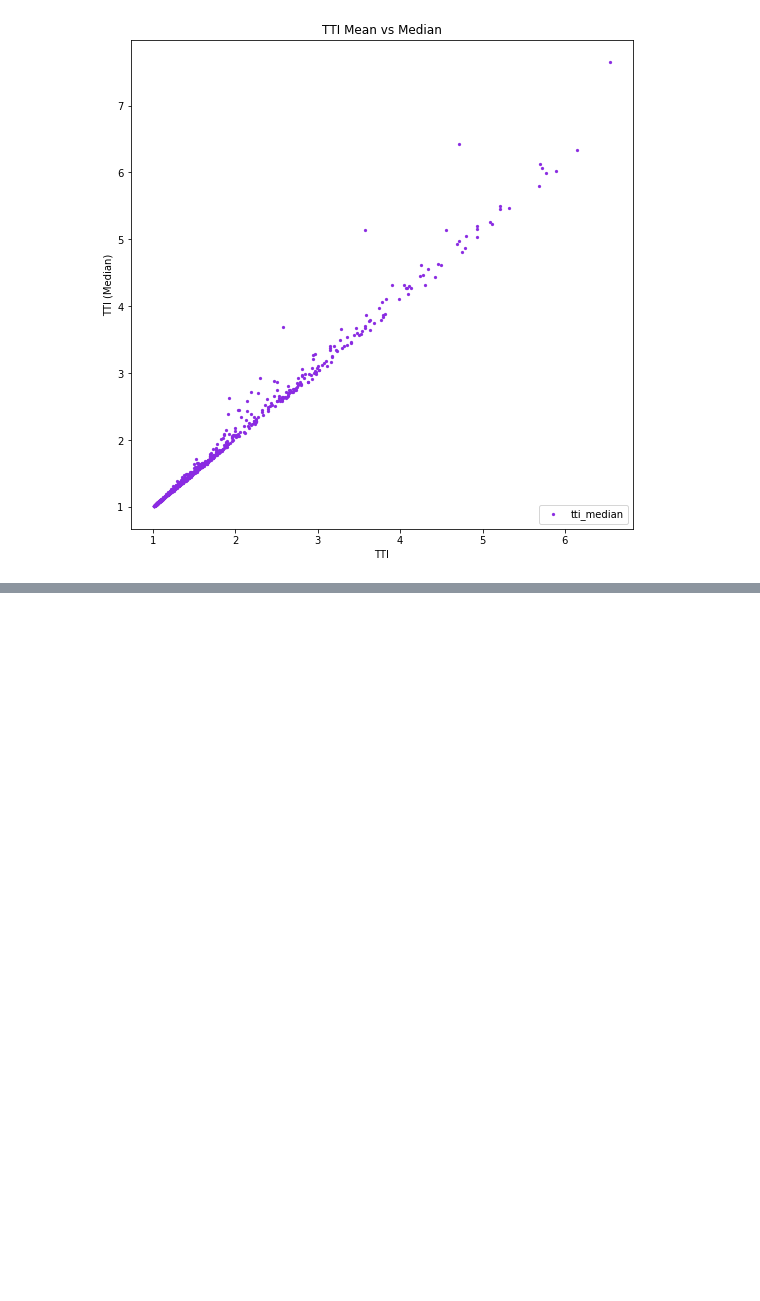
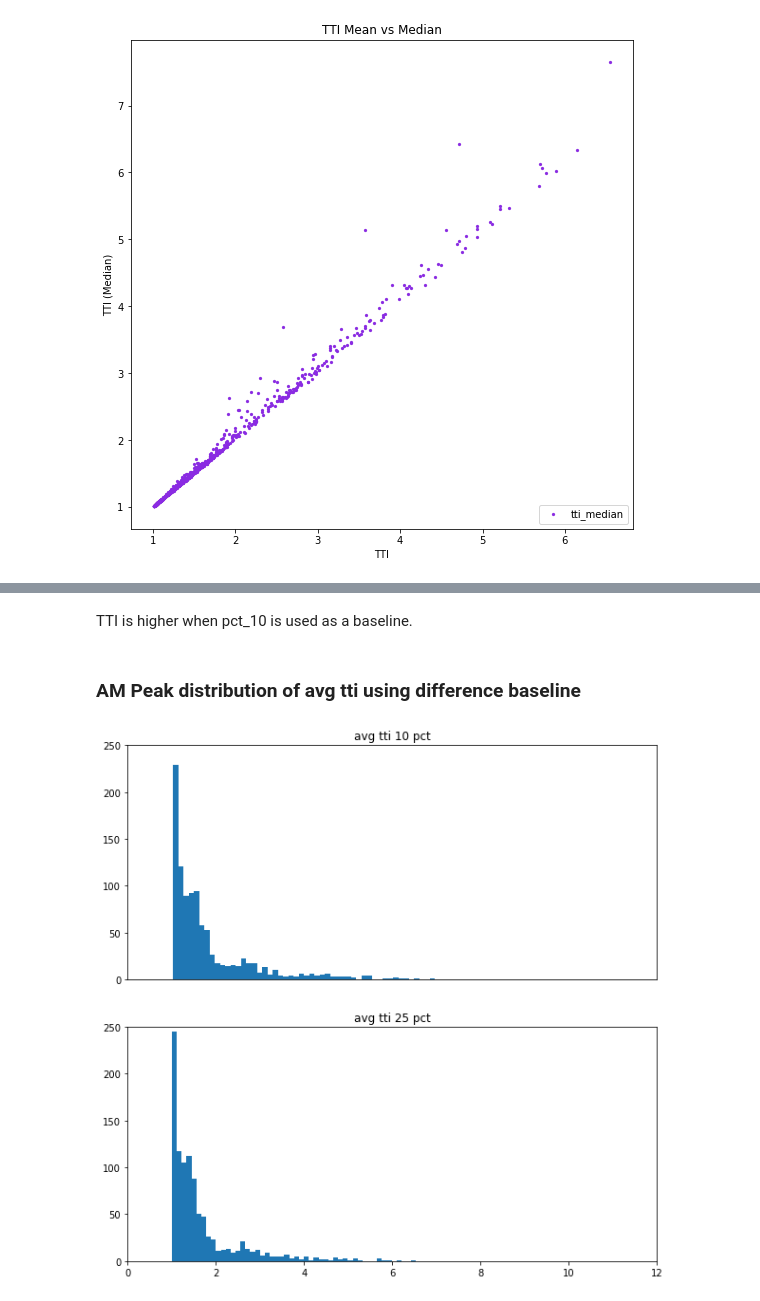
Before and after one commit to CityofToronto/bdit_congestion, a Jupyter notebook: congestion_data_aggregation/highway_deep_dive.ipynb, the cells around one changed output, grey strips where cells are left out. Cells and saved outputs as stored; diff of their text form; code cells hidden in the pictures; blank space fills up the shorter version.

```diff
--- a/congestion_data_aggregation/highway_deep_dive.ipynb
+++ b/congestion_data_aggregation/highway_deep_dive.ipynb
@@ -322,0 +389,4 @@ Text(0.5, 1.0, 'TTI Mean vs Median')
+# %% [markdown]
+TTI is higher when pct_10 is used as a baseline.
+# %% [markdown]
+### AM Peak distribution of avg tti using difference baseline
@@ -322,0 +399,15 @@ Text(0.5, 1.0, 'TTI Mean vs Median')
+# %%
+fig, ax = plt.subplots(2, 1, figsize=(10,10))
+ax[0].hist(am_peak.avg_tti_10, 50)
+ax[0].set_title('avg tti 10 pct')
+ax[0].get_xaxis().set_visible(False)
+ax[0].set_ylim(0, 250)
+ax[0].set_xlim(0, 12)
+ax[1].hist(am_peak.avg_tti_25, 50)
+ax[1].set_title('avg tti 25 pct')
+ax[1].set_ylim(0, 250)
+ax[1].set_xlim(0, 12)
+#ax[1].get_xaxis().set_visible(False)
+fig.show()
+# %% [output]
+[figure, added]
```
Also changed, not shown: parts of 11 cells of this notebook.
